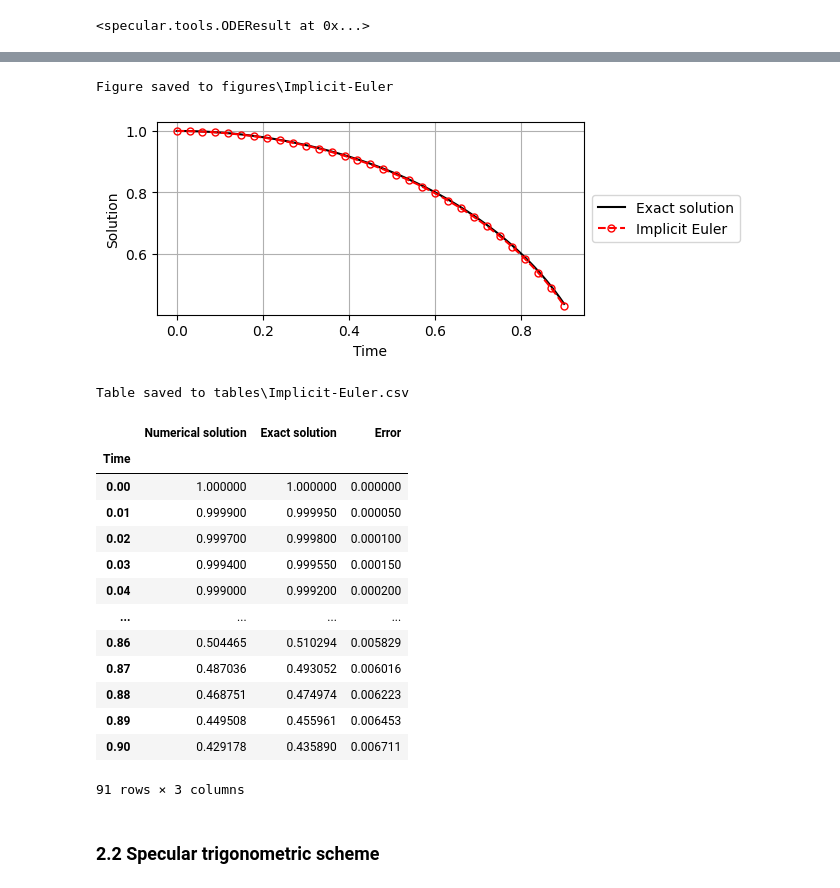
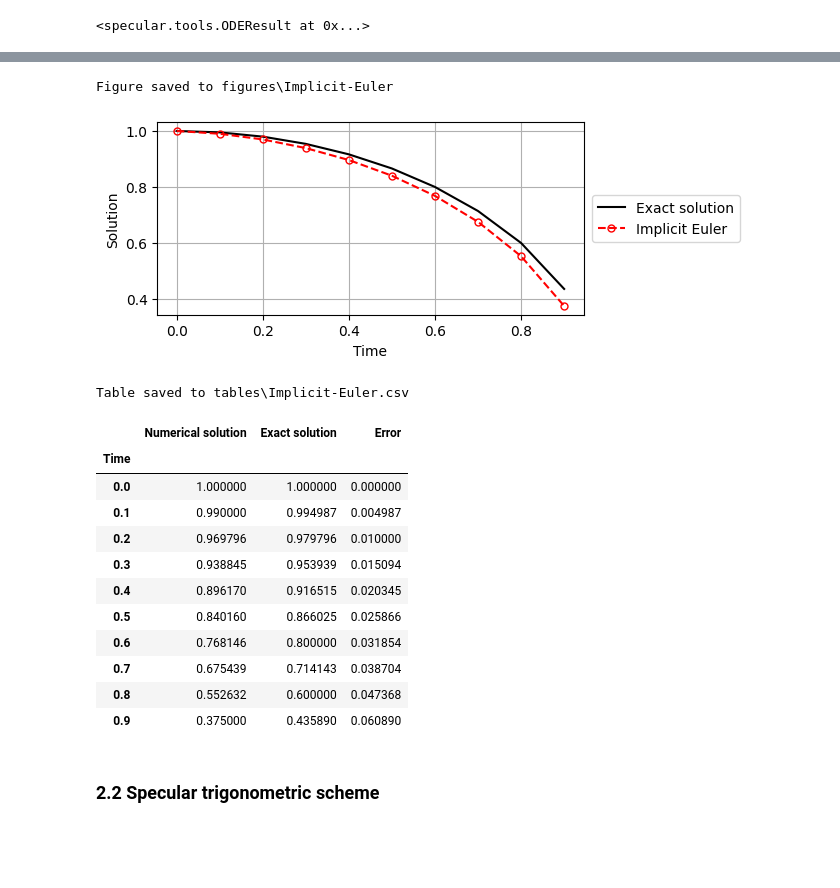
Before and after one commit to kyjung2357/specular-differentiation, a Jupyter notebook: docs/2. Numerical ordinary differential equations.ipynb, the cells around one changed output, grey strips where cells are left out. Cells and saved outputs as stored; diff of their text form; code cells hidden in the pictures; blank space fills up the shorter version.

```diff
--- a/docs/2. Numerical ordinary differential equations.ipynb
+++ b/docs/2. Numerical ordinary differential equations.ipynb
@@ -32,32 +39,30 @@ Figure saved to figures\Explicit-Euler
 # %%
 def F(t, u):
     return -(t*u)/(1-t**2)
 
 def exact_sol(t):
     return np.sqrt(1 - t**2)
 
 def u_0(t_0):
     return exact_sol(t_0)
 
-specular.ode.classical_scheme(F=F, u_0=u_0, t_0=0.0, T=0.9, h=0.01, scheme="Implicit Euler").visualization(exact_sol=exact_sol, save_path="Implicit Euler").table(exact_sol=exact_sol, save_path="Implicit Euler")
+specular.ode.classical_scheme(F=F, u_0=u_0, t_0=0.0, T=0.9, h=0.1, scheme="Implicit Euler").visualization(exact_sol=exact_sol, save_path="Implicit Euler").table(exact_sol=exact_sol, save_path="Implicit Euler")
 # %% [output]
 Figure saved to figures\Implicit-Euler
-[figure, old version]
+[figure, new version]
 Table saved to tables\Implicit-Euler.csv
 |  | Numerical solution | Exact solution | Error |
 | Time |  |  |  |
-| 0.00 | 1.000000 | 1.000000 | 0.000000 |
-| 0.01 | 0.999900 | 0.999950 | 0.000050 |
-| 0.02 | 0.999700 | 0.999800 | 0.000100 |
-| 0.03 | 0.999400 | 0.999550 | 0.000150 |
-| 0.04 | 0.999000 | 0.999200 | 0.000200 |
-| ... | ... | ... | ... |
-| 0.86 | 0.504465 | 0.510294 | 0.005829 |
-| 0.87 | 0.487036 | 0.493052 | 0.006016 |
-| 0.88 | 0.468751 | 0.474974 | 0.006223 |
-| 0.89 | 0.449508 | 0.455961 | 0.006453 |
-| 0.90 | 0.429178 | 0.435890 | 0.006711 |
+| 0.0 | 1.000000 | 1.000000 | 0.000000 |
+| 0.1 | 0.990000 | 0.994987 | 0.004987 |
+| 0.2 | 0.969796 | 0.979796 | 0.010000 |
+| 0.3 | 0.938845 | 0.953939 | 0.015094 |
+| 0.4 | 0.896170 | 0.916515 | 0.020345 |
+| 0.5 | 0.840160 | 0.866025 | 0.025866 |
+| 0.6 | 0.768146 | 0.800000 | 0.031854 |
+| 0.7 | 0.675439 | 0.714143 | 0.038704 |
+| 0.8 | 0.552632 | 0.600000 | 0.047368 |
+| 0.9 | 0.375000 | 0.435890 | 0.060890 |
-91 rows × 3 columns
 # %% [markdown]
 ### 2.2 Specular trigonometric scheme
 # %% [markdown]
```
Also changed, not shown: parts of 3 cells of this notebook, 5 other files.
